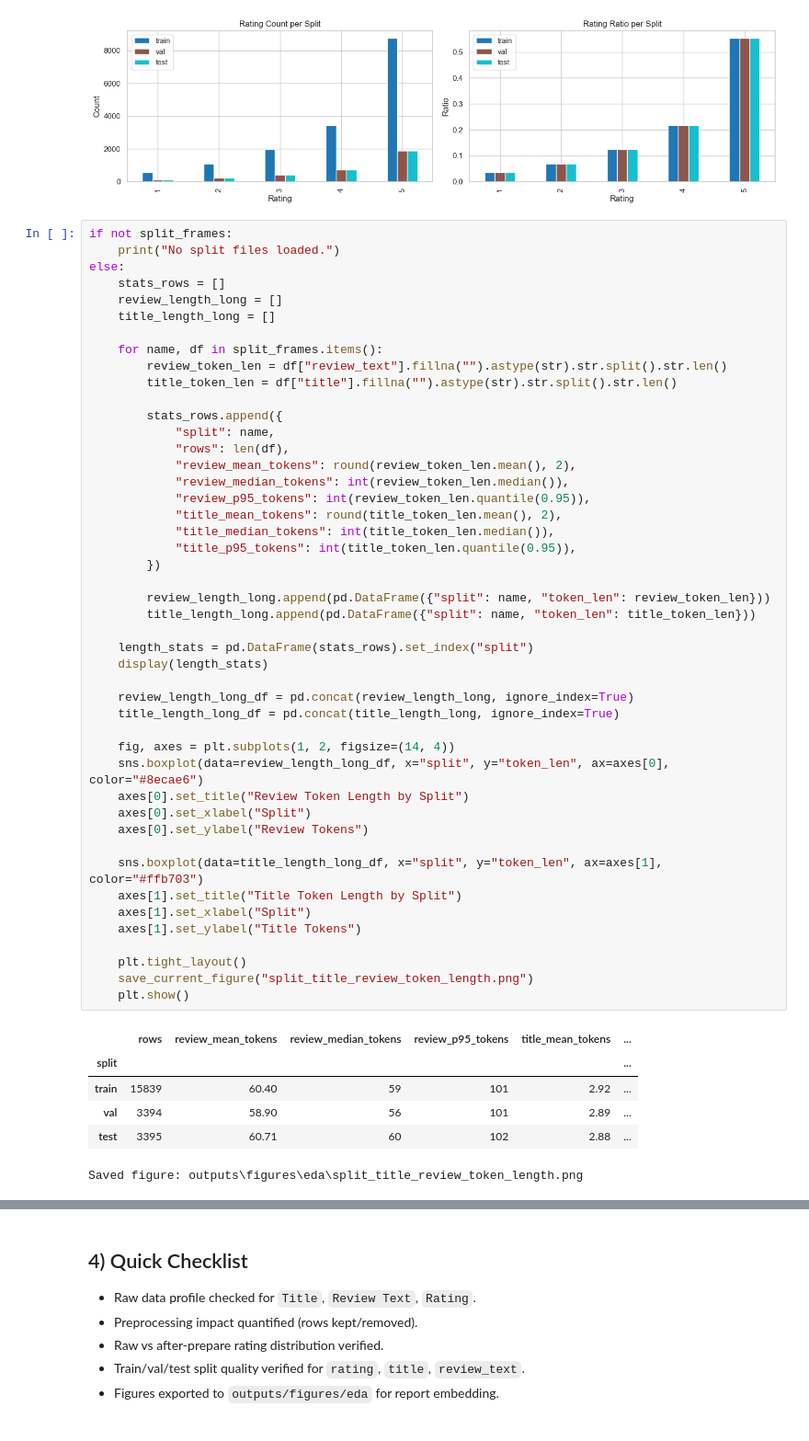
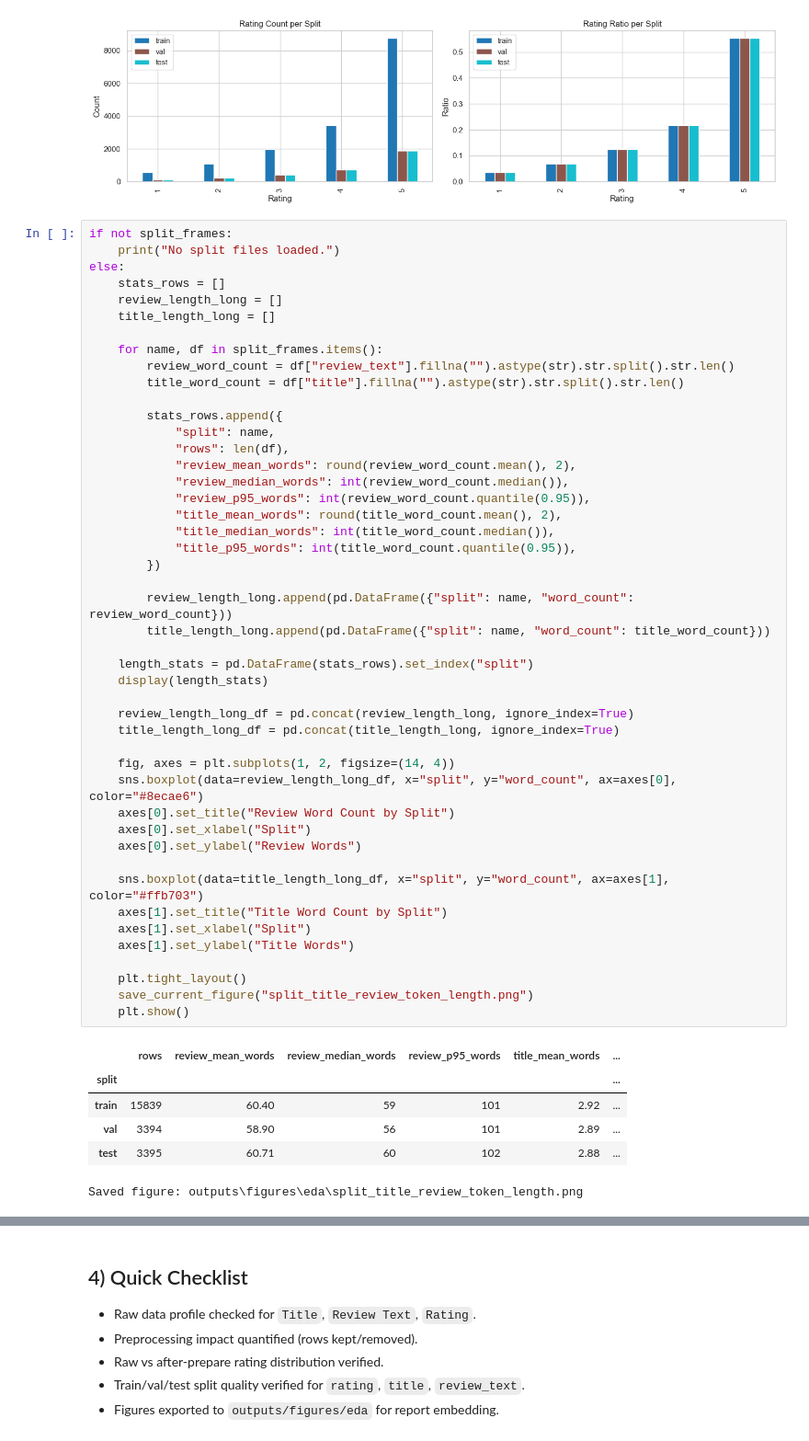
Before and after one commit to huynguyentuank22/CO3133_DL, a Jupyter notebook: notebooks/eda.ipynb, the cells around one changed output, grey strips where cells are left out. Shown at 92% size. Cells and saved outputs as stored; diff of their text form.

```diff
--- a/notebooks/eda.ipynb
+++ b/notebooks/eda.ipynb
@@ -407,50 +426,50 @@ Saved figure: outputs\figures\eda\split_rating_count_ratio.png
 if not split_frames:
     print("No split files loaded.")
 else:
     stats_rows = []
     review_length_long = []
     title_length_long = []
 
     for name, df in split_frames.items():
-        review_token_len = df["review_text"].fillna("").astype(str).str.split().str.len()
-        title_token_len = df["title"].fillna("").astype(str).str.split().str.len()
+        review_word_count = df["review_text"].fillna("").astype(str).str.split().str.len()
+        title_word_count = df["title"].fillna("").astype(str).str.split().str.len()
 
         stats_rows.append({
             "split": name,
             "rows": len(df),
-            "review_mean_tokens": round(review_token_len.mean(), 2),
-            "review_median_tokens": int(review_token_len.median()),
-            "review_p95_tokens": int(review_token_len.quantile(0.95)),
-            "title_mean_tokens": round(title_token_len.mean(), 2),
-            "title_median_tokens": int(title_token_len.median()),
-            "title_p95_tokens": int(title_token_len.quantile(0.95)),
+            "review_mean_words": round(review_word_count.mean(), 2),
+            "review_median_words": int(review_word_count.median()),
+            "review_p95_words": int(review_word_count.quantile(0.95)),
+            "title_mean_words": round(title_word_count.mean(), 2),
+            "title_median_words": int(title_word_count.median()),
+            "title_p95_words": int(title_word_count.quantile(0.95)),
         })
 
-        review_length_long.append(pd.DataFrame({"split": name, "token_len": review_token_len}))
-        title_length_long.append(pd.DataFrame({"split": name, "token_len": title_token_len}))
+        review_length_long.append(pd.DataFrame({"split": name, "word_count": review_word_count}))
+        title_length_long.append(pd.DataFrame({"split": name, "word_count": title_word_count}))
 
     length_stats = pd.DataFrame(stats_rows).set_index("split")
     display(length_stats)
 
     review_length_long_df = pd.concat(review_length_long, ignore_index=True)
     title_length_long_df = pd.concat(title_length_long, ignore_index=True)
 
     fig, axes = plt.subplots(1, 2, figsize=(14, 4))
-    sns.boxplot(data=review_length_long_df, x="split", y="token_len", ax=axes[0], color="#8ecae6")
-    axes[0].set_title("Review Token Length by Split")
+    sns.boxplot(data=review_length_long_df, x="split", y="word_count", ax=axes[0], color="#8ecae6")
+    axes[0].set_title("Review Word Count by Split")
     axes[0].set_xlabel("Split")
-    axes[0].set_ylabel("Review Tokens")
+    axes[0].set_ylabel("Review Words")
 
-    sns.boxplot(data=title_length_long_df, x="split", y="token_len", ax=axes[1], color="#ffb703")
-    axes[1].set_title("Title Token Length by Split")
+    sns.boxplot(data=title_length_long_df, x="split", y="word_count", ax=axes[1], color="#ffb703")
+    axes[1].set_title("Title Word Count by Split")
     axes[1].set_xlabel("Split")
-    axes[1].set_ylabel("Title Tokens")
+    axes[1].set_ylabel("Title Words")
 
     plt.tight_layout()
     save_current_figure("split_title_review_token_length.png")
     plt.show()
 # %% [output]
-|  | rows | review_mean_tokens | review_median_tokens | review_p95_tokens | title_mean_tokens | ... |
+|  | rows | review_mean_words | review_median_words | review_p95_words | title_mean_words | ... |
 | split |  |  |  |  |  | ... |
 | train | 15839 | 60.40 | 59 | 101 | 2.92 | ... |
 | val | 3394 | 58.90 | 56 | 101 | 2.89 | ... |
```
Also changed, not shown: parts of 7 cells of this notebook, 8 other files.
